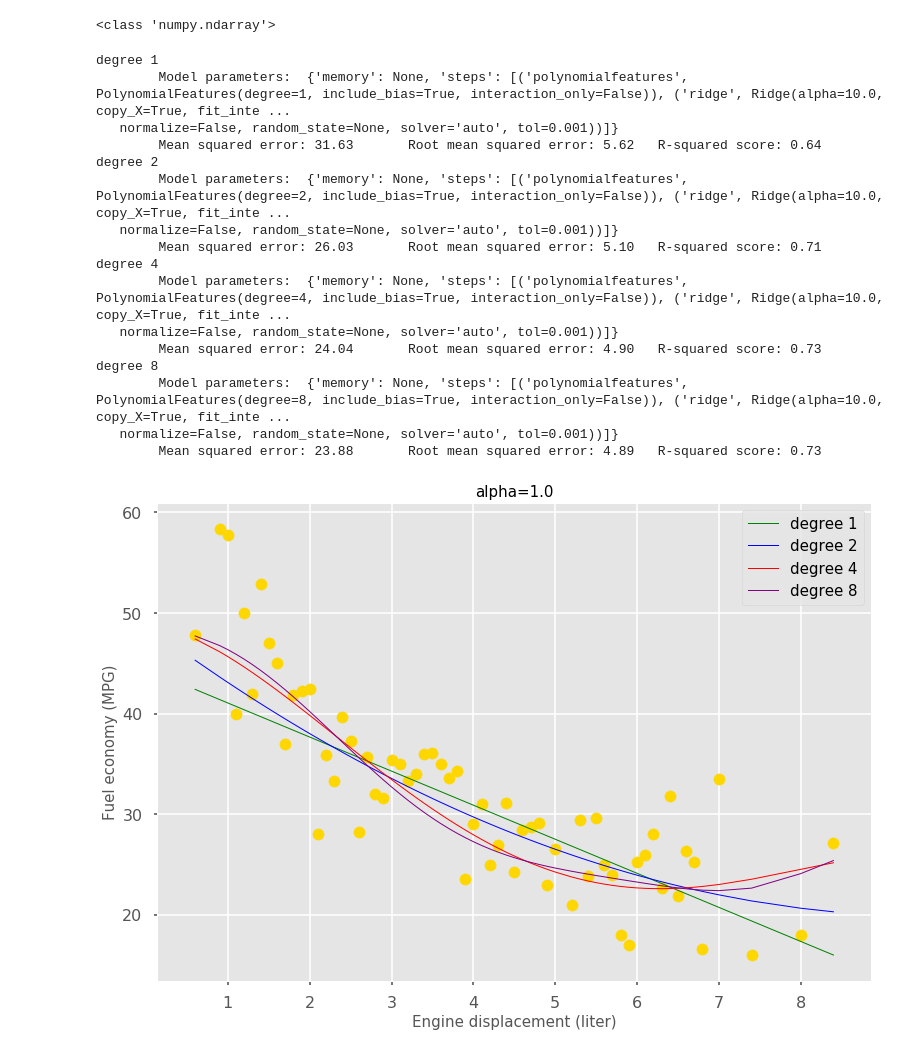
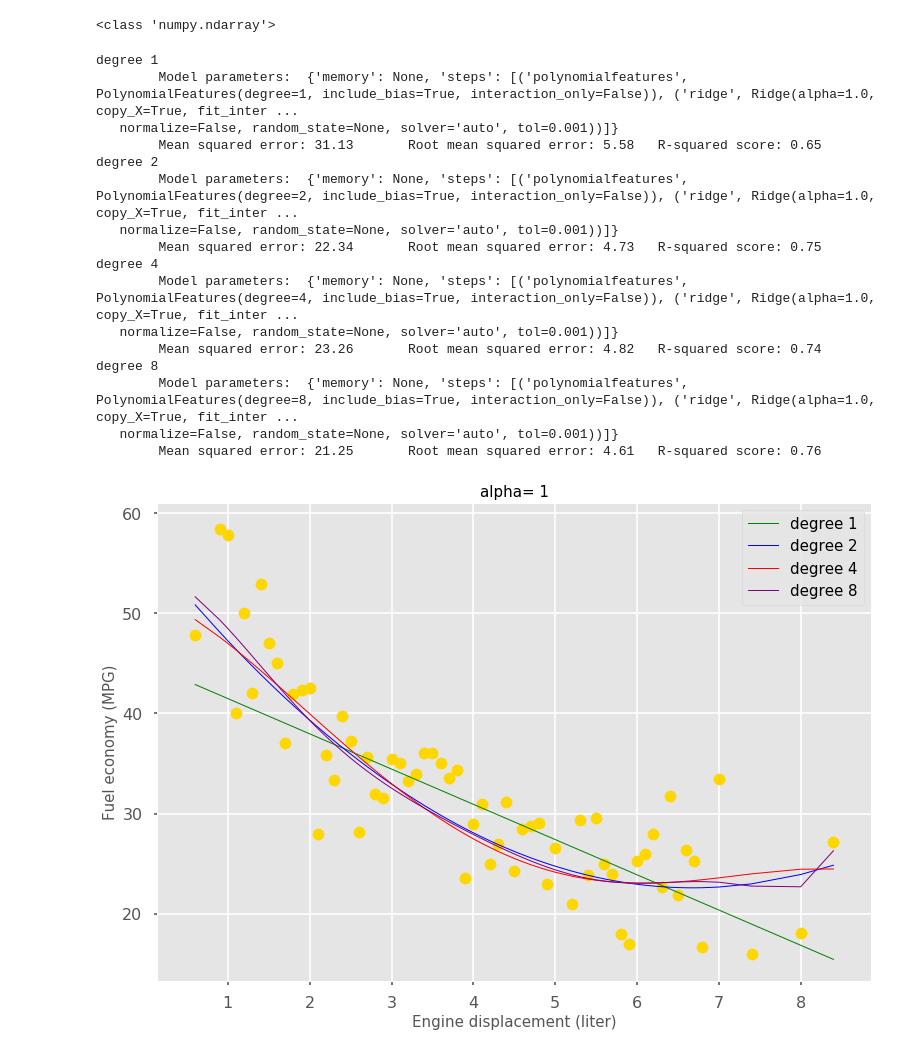
Before and after one commit to bmoretz/Python-Machine-Learning, a Jupyter notebook: Vehicles_Ridge Regression.ipynb, the cells around one changed output. Drawn from its saved outputs; the diff is of its cells as text; code cells hidden in the pictures.

```diff
--- a/Vehicles_Ridge Regression.ipynb
+++ b/Vehicles_Ridge Regression.ipynb
@@ -71,7 +71,7 @@ def ridge_reg(alpha = 1.0):
     lw = 1
 
     for count, degree in enumerate([1, 2, 4, 8]):
-        model = make_pipeline(PolynomialFeatures(degree), Ridge(alpha=10.0))
+        model = make_pipeline(PolynomialFeatures(degree), Ridge(alpha=alpha))
         model.fit(first_half_x, first_half_y)
         second_half_y_pred = model.predict(second_half_x)
 
@@ -87,26 +87,28 @@ def ridge_reg(alpha = 1.0):
     # Plot outputs
     plt.scatter(second_half_x, second_half_y,  color='gold')
     #plt.plot(second_half_x, second_half_y_pred, color='blue', linewidth=3)
-    plt.title ("alpha=1.0", fontsize=15)
+    plt.title ("alpha= %d" % alpha, fontsize=15)
     plt.xlabel ("Engine displacement (liter)", fontsize = 15)
     plt.ylabel ("Fuel economy (MPG)", fontsize = 15)
     plt.legend(loc='upper right', fontsize = 15)
     plt.show()
-# %% [output]
-degree 1
-        Model parameters:  {'memory': None, 'steps': [('polynomialfeatures', PolynomialFeatures(degree=1, include_bias=True, interaction_only=False)), ('ridge', Ridge(alpha=10.0, copy_X=True, fit_inte ...
-   normalize=False, random_state=None, solver='auto', tol=0.001))]}
-        Mean squared error: 31.63       Root mean squared error: 5.62   R-squared score: 0.64
-degree 2
-        Model parameters:  {'memory': None, 'steps': [('polynomialfeatures', PolynomialFeatures(degree=2, include_bias=True, interaction_only=False)), ('ridge', Ridge(alpha=10.0, copy_X=True, fit_inte ...
-   normalize=False, random_state=None, solver='auto', tol=0.001))]}
-        Mean squared error: 26.03       Root mean squared error: 5.10   R-squared score: 0.71
-degree 4
-        Model parameters:  {'memory': None, 'steps': [('polynomialfeatures', PolynomialFeatures(degree=4, include_bias=True, interaction_only=False)), ('ridge', Ridge(alpha=10.0, copy_X=True, fit_inte ...
-   normalize=False, random_state=None, solver='auto', tol=0.001))]}
-        Mean squared error: 24.04       Root mean squared error: 4.90   R-squared score: 0.73
-degree 8
-        Model parameters:  {'memory': None, 'steps': [('polynomialfeatures', PolynomialFeatures(degree=8, include_bias=True, interaction_only=False)), ('ridge', Ridge(alpha=10.0, copy_X=True, fit_inte ...
-   normalize=False, random_state=None, solver='auto', tol=0.001))]}
-        Mean squared error: 23.88       Root mean squared error: 4.89   R-squared score: 0.73
-[figure, removed]
+# %%
+ridge_reg(1.0)
+# %% [output]
+degree 1
+        Model parameters:  {'memory': None, 'steps': [('polynomialfeatures', PolynomialFeatures(degree=1, include_bias=True, interaction_only=False)), ('ridge', Ridge(alpha=1.0, copy_X=True, fit_inter ...
+   normalize=False, random_state=None, solver='auto', tol=0.001))]}
+        Mean squared error: 31.13       Root mean squared error: 5.58   R-squared score: 0.65
+degree 2
+        Model parameters:  {'memory': None, 'steps': [('polynomialfeatures', PolynomialFeatures(degree=2, include_bias=True, interaction_only=False)), ('ridge', Ridge(alpha=1.0, copy_X=True, fit_inter ...
+   normalize=False, random_state=None, solver='auto', tol=0.001))]}
+        Mean squared error: 22.34       Root mean squared error: 4.73   R-squared score: 0.75
+degree 4
+        Model parameters:  {'memory': None, 'steps': [('polynomialfeatures', PolynomialFeatures(degree=4, include_bias=True, interaction_only=False)), ('ridge', Ridge(alpha=1.0, copy_X=True, fit_inter ...
+   normalize=False, random_state=None, solver='auto', tol=0.001))]}
+        Mean squared error: 23.26       Root mean squared error: 4.82   R-squared score: 0.74
+degree 8
+        Model parameters:  {'memory': None, 'steps': [('polynomialfeatures', PolynomialFeatures(degree=8, include_bias=True, interaction_only=False)), ('ridge', Ridge(alpha=1.0, copy_X=True, fit_inter ...
+   normalize=False, random_state=None, solver='auto', tol=0.001))]}
+        Mean squared error: 21.25       Root mean squared error: 4.61   R-squared score: 0.76
+[figure, added]
```
Also changed, not shown: parts of 1 cell of this notebook, 1 other file.
